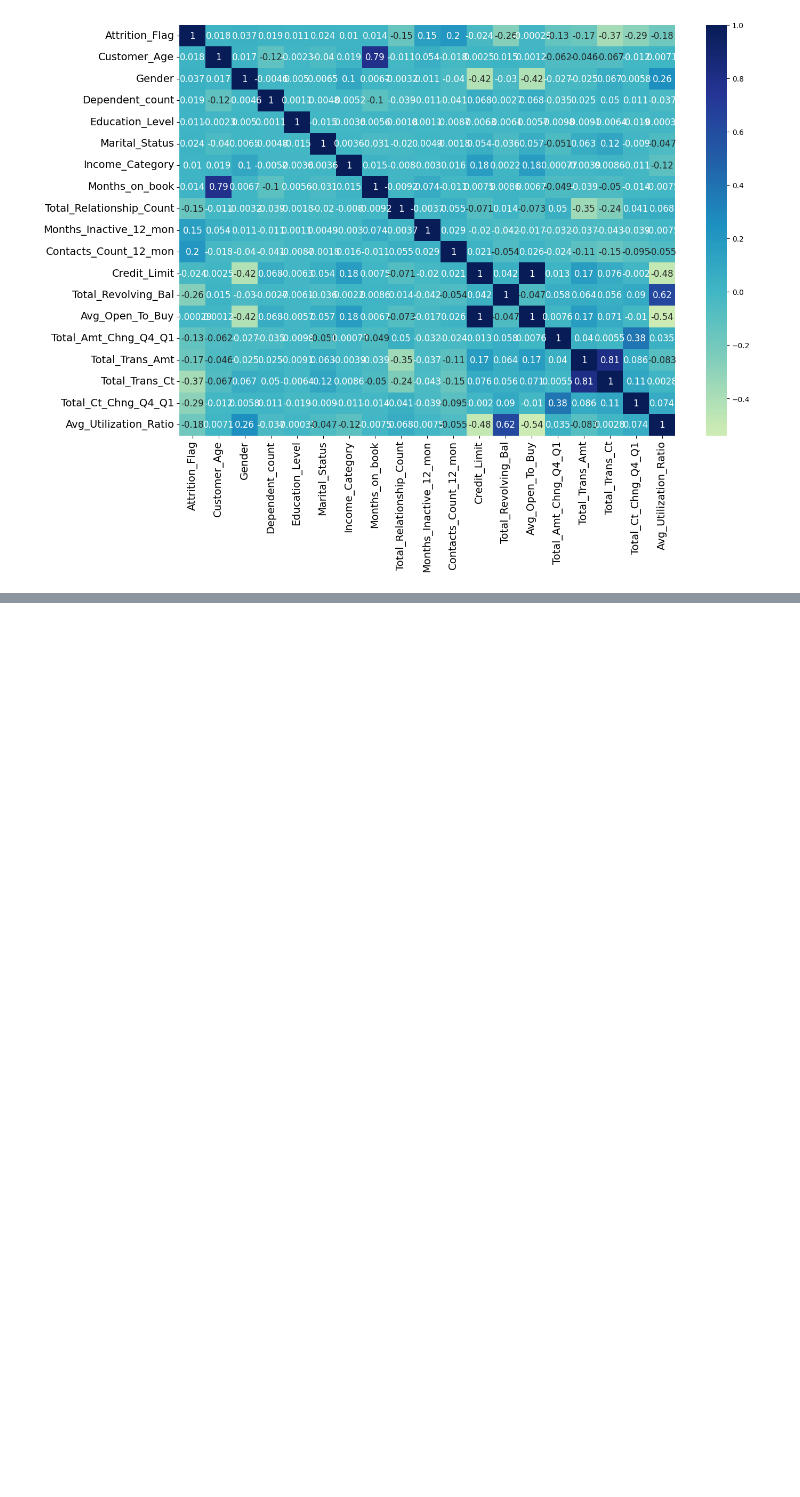
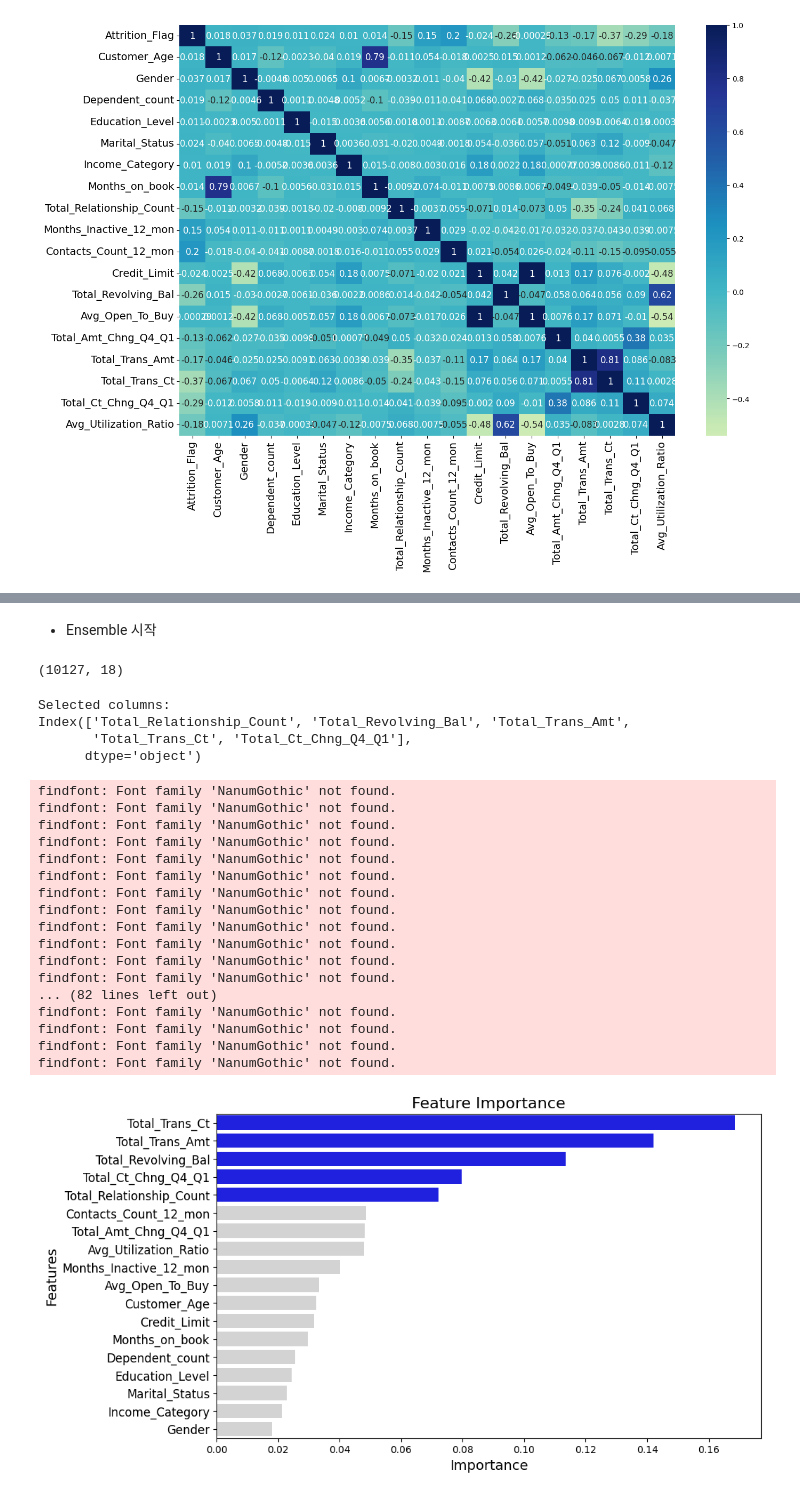
Before and after one commit to jiboo01/Tobigs20, a Jupyter notebook: 5주차 과제/5th_week_Ensemble_assignment.ipynb, the cells around one changed output, grey strips where cells are left out. Drawn from its saved outputs; the diff is of its cells as text; code cells hidden in the pictures; blank space fills up the shorter version.

```diff
--- a/5주차 과제/5th_week_Ensemble_assignment.ipynb
+++ b/5주차 과제/5th_week_Ensemble_assignment.ipynb
@@ -108,0 +181,12 @@ plt.show()
+# %% [markdown]
+* Ensemble 시작
+# %%
+# 타겟변수와 독립변수 분리
+
+X=df.drop(['Attrition_Flag'],axis=1)
+y=df['Attrition_Flag']
+# %%
+X.head()
+X.shape
+# %% [output]
+(10127, 18)
@@ -108,0 +216,64 @@ plt.show()
+# %%
+# ExtraTrees 사용하기
+
+extra_trees = 'ExtraTrees'
+clf = available_models[extra_trees]
+
+# Fit을 이용하여 데이터 훈련시키기
+clf = clf.fit(X.values, y)
+
+# 변수중요도 추출하기
+feature_importances = clf.feature_importances_
+
+# 변수를 선정할 모델 생성
+model = SelectFromModel(clf, prefit=True)
+
+# 생성된 모델을 이용하여 변수 데이터 변환(=transform)
+X_new = model.transform(X.values)
+
+
+selected_feature_indices = model.get_support(indices=True)
+selected_columns = X.columns[selected_feature_indices]
+
+
+print("Selected columns:")
+print(selected_columns)
+# %% [output]
+Selected columns:
+Index(['Total_Relationship_Count', 'Total_Revolving_Bal', 'Total_Trans_Amt',
+       'Total_Trans_Ct', 'Total_Ct_Chng_Q4_Q1'],
+      dtype='object')
+# %%
+# 전체 변수중요도 시각화
+sorted_indices = feature_importances.argsort()[::-1]
+sorted_columns = X.columns[sorted_indices]
+sorted_importances = feature_importances[sorted_indices]
+
+plt.figure(figsize=(10, 6))
+
+sns.barplot(x=sorted_importances, y=sorted_columns, palette=['lightgrey' if i not in selected_feature_indices else 'blue' for i in sorted_indices])
+
+plt.xlabel("Importance", fontsize=14)
+plt.ylabel("Features", fontsize=14)
+plt.title("Feature Importance", fontsize=16)
+plt.yticks(rotation=0, fontsize=12)
+plt.show()
+# %% [output]
+findfont: Font family 'NanumGothic' not found.
+findfont: Font family 'NanumGothic' not found.
+findfont: Font family 'NanumGothic' not found.
+findfont: Font family 'NanumGothic' not found.
+findfont: Font family 'NanumGothic' not found.
+findfont: Font family 'NanumGothic' not found.
+findfont: Font family 'NanumGothic' not found.
+findfont: Font family 'NanumGothic' not found.
+findfont: Font family 'NanumGothic' not found.
+findfont: Font family 'NanumGothic' not found.
+findfont: Font family 'NanumGothic' not found.
+findfont: Font family 'NanumGothic' not found.
+... (82 lines left out)
+findfont: Font family 'NanumGothic' not found.
+findfont: Font family 'NanumGothic' not found.
+findfont: Font family 'NanumGothic' not found.
+findfont: Font family 'NanumGothic' not found.
+[figure, added]
```
Also changed, not shown: parts of 15 cells of this notebook.
